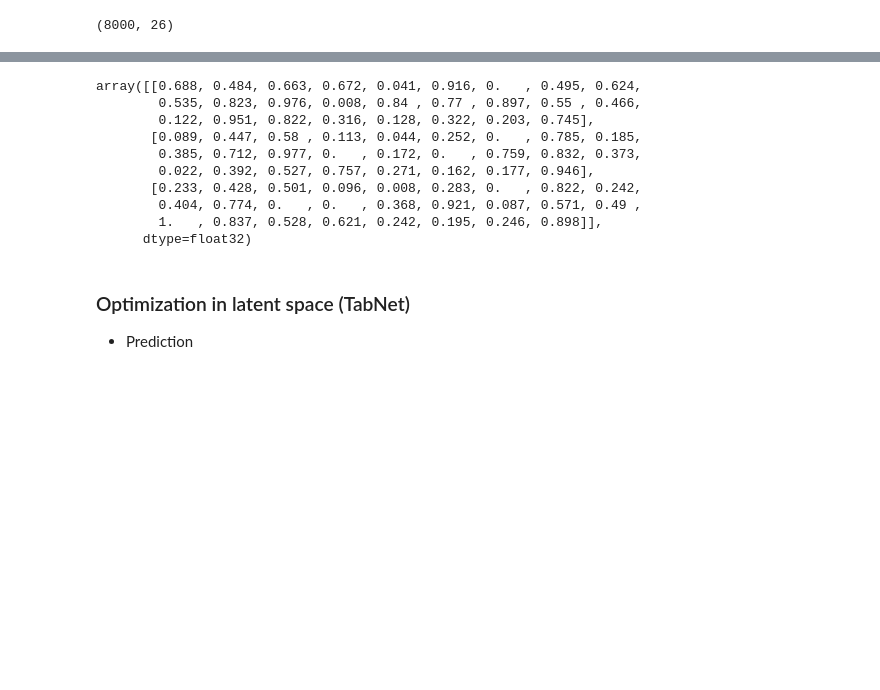
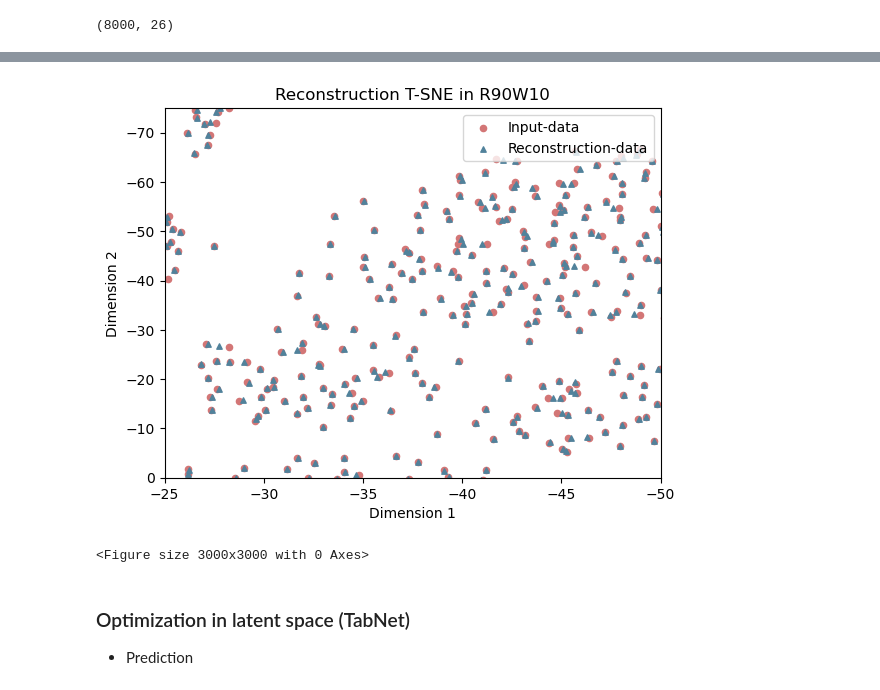
Before and after one commit to addb-swstarlab/DATATune, a Jupyter notebook: TADA_RocksDB_external_wk2.ipynb, the cells around one changed output, grey strips where cells are left out. Drawn from its saved outputs; the diff is of its cells as text; code cells hidden in the pictures; blank space fills up the shorter version.

```diff
--- a/TADA_RocksDB_external_wk2.ipynb
+++ b/TADA_RocksDB_external_wk2.ipynb
@@ -373,16 +309,27 @@ array([[0.667, 0.   , 0.901, 0.5  , 0.   , 1.   , 0.   , 0.5  , 0.625,
-# %%
-np.round(recon_total_np[:3], 3)
-# %% [output]
-array([[0.688, 0.484, 0.663, 0.672, 0.041, 0.916, 0.   , 0.495, 0.624,
-        0.535, 0.823, 0.976, 0.008, 0.84 , 0.77 , 0.897, 0.55 , 0.466,
-        0.122, 0.951, 0.822, 0.316, 0.128, 0.322, 0.203, 0.745],
-       [0.089, 0.447, 0.58 , 0.113, 0.044, 0.252, 0.   , 0.785, 0.185,
-        0.385, 0.712, 0.977, 0.   , 0.172, 0.   , 0.759, 0.832, 0.373,
-        0.022, 0.392, 0.527, 0.757, 0.271, 0.162, 0.177, 0.946],
-       [0.233, 0.428, 0.501, 0.096, 0.008, 0.283, 0.   , 0.822, 0.242,
-        0.404, 0.774, 0.   , 0.   , 0.368, 0.921, 0.087, 0.571, 0.49 ,
-        1.   , 0.837, 0.528, 0.621, 0.242, 0.195, 0.246, 0.898]],
-      dtype=float32)
+# %%
+import matplotlib.pyplot as plt
+
+
+# plt.scatter(r3[:4000, 0], r3[:4000, 1], s=7, color='#ED7D31',  label='Input-data')
+# plt.scatter(r3[4000:, 0], r3[4000:, 1], s=7, color='#8E7AB5', alpha=0.7,marker='*' ,label='Reconstruction-data')
+plt.scatter(r3[:4000, 0], r3[:4000, 1], s=20, color='#D37676',  label='Input-data')
+plt.scatter(r3[4000:, 0], r3[4000:, 1], s=15, color='#51829B', marker='^', label='Reconstruction-data')
+# plt.scatter(r3[4000:, 0], r3[4000:, 1], s=20, color='#51829B', alpha=0.5, label='Reconstruction-data')
+
+
+plt.title('Reconstruction T-SNE in R90W10')
+plt.xlabel('Dimension 1')
+plt.ylabel('Dimension 2')
+
+plt.xlim(-25, -50)
+plt.ylim(-0, -75)
+
+plt.legend(loc='upper right')
+plt.figure(figsize=(30,30))
+plt.show()
+# %% [output]
+[figure, added]
+<Figure size 3000x3000 with 0 Axes>
 # %% [markdown]
 ### Optimization in latent space (TabNet)
 - Prediction
```
Also changed, not shown: parts of 50 cells of this notebook.
